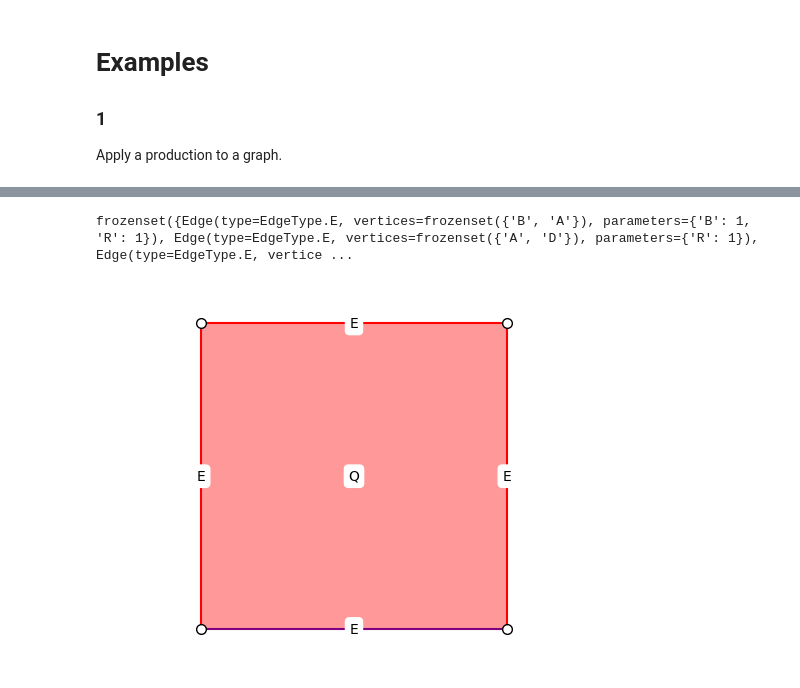
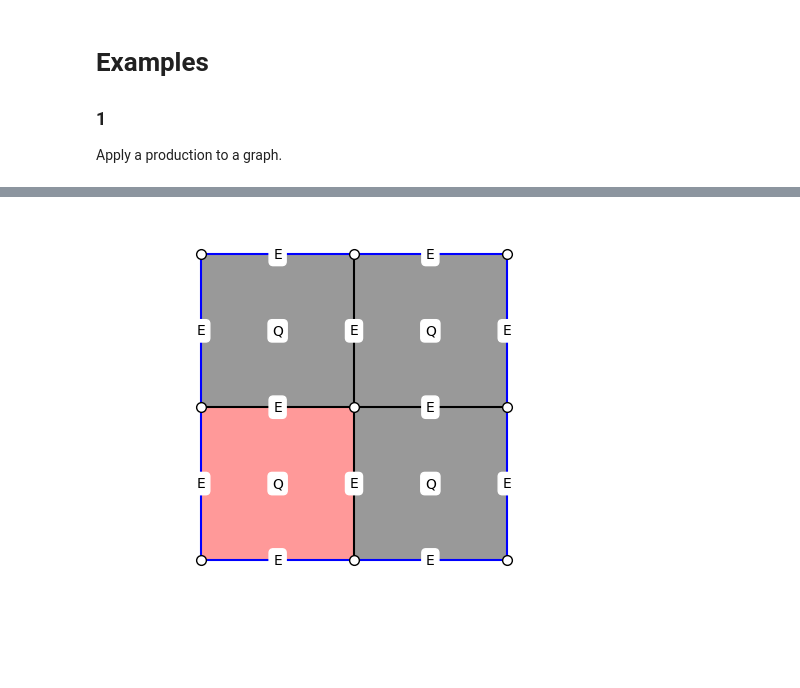
Before and after one commit to bartektempka/hypergraph-grammar-AGH, a Jupyter notebook: prod1_5.ipynb, the cells around one changed output, grey strips where cells are left out. Cells and saved outputs as stored; diff of their text form; code cells hidden in the pictures; blank space fills up the shorter version.

```diff
--- a/prod1_5.ipynb
+++ b/prod1_5.ipynb
@@ -74,11 +137,40 @@ Before applying Prod1:
-# %%
-prod1 = Prod1()
-new_hg = prod1.apply(hg)
-if new_hg:
-    print(new_hg.get_edges())
-    new_hg.draw(use_positional_parameters=True)
-else:
-    print("Production could not be applied.")
-# %% [output]
-frozenset({Edge(type=EdgeType.E, vertices=frozenset({'B', 'A'}), parameters={'B': 1, 'R': 1}), Edge(type=EdgeType.E, vertices=frozenset({'A', 'D'}), parameters={'R': 1}), Edge(type=EdgeType.E, vertice ...
-[figure, removed]
+# %%
+from hypergrammar.hypergraph import Hypergraph
+from hypergrammar.edge import Edge, EdgeType
+from hypergrammar.productions.prod_5 import Prod5
+
+
+hg = Hypergraph()
+hg.set_vertex_parameter("A", {"x": 0, "y": 0})
+hg.set_vertex_parameter("B", {"x": 1, "y": 0})
+hg.set_vertex_parameter("C", {"x": 1, "y": 1})
+hg.set_vertex_parameter("D", {"x": 0, "y": 1})
+hg.set_vertex_parameter("X", {"x": 0.5, "y": 0})
+hg.set_vertex_parameter("Y", {"x": 1, "y": 0.5})
+hg.set_vertex_parameter("Z", {"x": 0.5, "y": 1})
+hg.set_vertex_parameter("W", {"x": 0, "y": 0.5})
+hg.set_vertex_parameter("M0", {"x": 0.5, "y": 0.5})
+
+hg.add_edge(Edge(EdgeType.E, frozenset({"M0", "X"})))
+hg.add_edge(Edge(EdgeType.E, frozenset({"M0", "Y"})))
+hg.add_edge(Edge(EdgeType.E, frozenset({"M0", "Z"})))
+hg.add_edge(Edge(EdgeType.E, frozenset({"M0", "W"})))
+
+hg.add_edge(Edge(EdgeType.Q, frozenset({"M0", "W", "X", "A"}), {"R": 1}))
+hg.add_edge(Edge(EdgeType.Q, frozenset({"M0", "X", "Y", "B"}), {"R": 0}))
+hg.add_edge(Edge(EdgeType.Q, frozenset({"M0", "Y", "Z", "C"}), {"R": 0}))
+hg.add_edge(Edge(EdgeType.Q, frozenset({"M0", "Z", "W", "D"}), {"R": 0}))
+
+
+hg.add_edge(Edge(EdgeType.E, frozenset({"A", "X"}), {"B": 1, "R": 0}))
+hg.add_edge(Edge(EdgeType.E, frozenset({"X", "B"}), {"B": 1, "R": 0}))
+hg.add_edge(Edge(EdgeType.E, frozenset({"B", "Y"}), {"B": 1, "R": 0}))
+hg.add_edge(Edge(EdgeType.E, frozenset({"Y", "C"}), {"B": 1, "R": 0}))
+hg.add_edge(Edge(EdgeType.E, frozenset({"C", "Z"}), {"B": 1, "R": 0}))
+hg.add_edge(Edge(EdgeType.E, frozenset({"Z", "D"}), {"B": 1, "R": 0}))
+hg.add_edge(Edge(EdgeType.E, frozenset({"D", "W"}), {"B": 1, "R": 0}))
+hg.add_edge(Edge(EdgeType.E, frozenset({"W", "A"}), {"B": 1, "R": 0}))
+
+hg.draw(use_positional_parameters=True)
+# %% [output]
+[figure, added]
```
Also changed, not shown: parts of 7 cells of this notebook.
